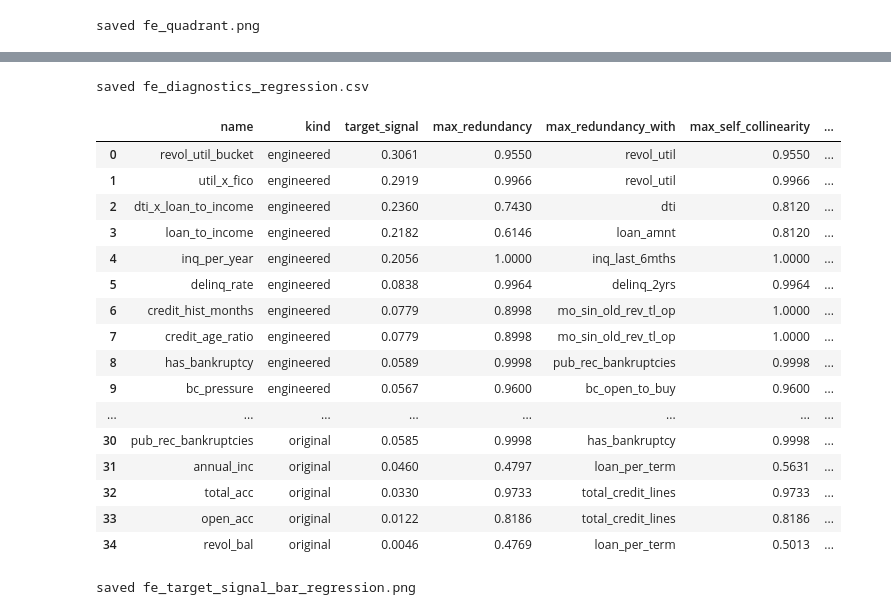
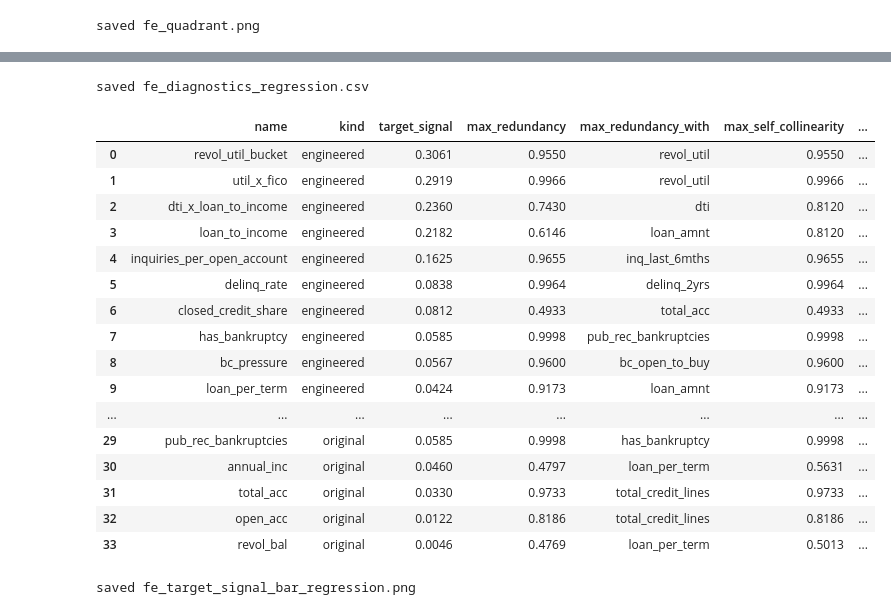
Before and after one commit to JoaoCatanho/Project_Ciencias_Dados, a Jupyter notebook: notebooks/05b_feature_validation.ipynb, the cells around one changed output, grey strips where cells are left out. Cells and saved outputs as stored; diff of their text form; code cells hidden in the pictures.

```diff
--- a/notebooks/05b_feature_validation.ipynb
+++ b/notebooks/05b_feature_validation.ipynb
@@ -70,9 +70,9 @@ train_reg: (466345, 167)
 # %%
 ENGINEERED = [
     'loan_to_income', 'dti_x_loan_to_income', 'credit_hist_months',
-    'revol_util_bucket', 'total_credit_lines', 'inq_per_year',
+    'revol_util_bucket', 'total_credit_lines', 'inquiries_per_open_account',
     'util_x_fico', 'bc_pressure', 'delinq_rate', 'loan_per_term',
-    'emp_length_years', 'has_bankruptcy', 'credit_age_ratio',
+    'emp_length_years', 'has_bankruptcy', 'closed_credit_share',
     'installment_burden', 'rate_burden',
 ]
 ENGINEERED = [c for c in ENGINEERED if c in train_clf.columns]
@@ -295,36 +296,36 @@ regression task.
 # %%
-ENGINEERED_REG = [c for c in ENGINEERED if c not in {'installment_burden','rate_burden'}]
+ENGINEERED_REG = [c for c in ENGINEERED if c not in {'installment_burden','rate_burden','credit_hist_months'}]
 ORIGINALS_REG  = [c for c in ORIGINALS if c not in {'installment','int_rate'}]
 y_reg = train_reg['int_rate']
 
 diag_reg = validator.build_diagnostics(
     train_reg, ENGINEERED_REG, ORIGINALS_REG, y_reg,
     task='regression',
     categorical_cols=['home_ownership','verification_status','purpose','addr_state','application_type'],
     seed=SEED,
 )
 diag_reg.to_csv(OUT_TABLES / 'fe_diagnostics_regression.csv', index=False)
 print('saved fe_diagnostics_regression.csv')
 diag_reg.round(4)
 # %% [output]
 saved fe_diagnostics_regression.csv
 |  | name | kind | target_signal | max_redundancy | max_redundancy_with | max_self_collinearity | ... |
 | 0 | revol_util_bucket | engineered | 0.3061 | 0.9550 | revol_util | 0.9550 | ... |
 | 1 | util_x_fico | engineered | 0.2919 | 0.9966 | revol_util | 0.9966 | ... |
 | 2 | dti_x_loan_to_income | engineered | 0.2360 | 0.7430 | dti | 0.8120 | ... |
 | 3 | loan_to_income | engineered | 0.2182 | 0.6146 | loan_amnt | 0.8120 | ... |
-| 4 | inq_per_year | engineered | 0.2056 | 1.0000 | inq_last_6mths | 1.0000 | ... |
+| 4 | inquiries_per_open_account | engineered | 0.1625 | 0.9655 | inq_last_6mths | 0.9655 | ... |
 | 5 | delinq_rate | engineered | 0.0838 | 0.9964 | delinq_2yrs | 0.9964 | ... |
-| 6 | credit_hist_months | engineered | 0.0779 | 0.8998 | mo_sin_old_rev_tl_op | 1.0000 | ... |
-| 7 | credit_age_ratio | engineered | 0.0779 | 0.8998 | mo_sin_old_rev_tl_op | 1.0000 | ... |
-| 8 | has_bankruptcy | engineered | 0.0589 | 0.9998 | pub_rec_bankruptcies | 0.9998 | ... |
-| 9 | bc_pressure | engineered | 0.0567 | 0.9600 | bc_open_to_buy | 0.9600 | ... |
+| 6 | closed_credit_share | engineered | 0.0812 | 0.4933 | total_acc | 0.4933 | ... |
+| 7 | has_bankruptcy | engineered | 0.0585 | 0.9998 | pub_rec_bankruptcies | 0.9998 | ... |
+| 8 | bc_pressure | engineered | 0.0567 | 0.9600 | bc_open_to_buy | 0.9600 | ... |
+| 9 | loan_per_term | engineered | 0.0424 | 0.9173 | loan_amnt | 0.9173 | ... |
 | ... | ... | ... | ... | ... | ... | ... | ... |
-| 30 | pub_rec_bankruptcies | original | 0.0585 | 0.9998 | has_bankruptcy | 0.9998 | ... |
-| 31 | annual_inc | original | 0.0460 | 0.4797 | loan_per_term | 0.5631 | ... |
-| 32 | total_acc | original | 0.0330 | 0.9733 | total_credit_lines | 0.9733 | ... |
-| 33 | open_acc | original | 0.0122 | 0.8186 | total_credit_lines | 0.8186 | ... |
-| 34 | revol_bal | original | 0.0046 | 0.4769 | loan_per_term | 0.5013 | ... |
+| 29 | pub_rec_bankruptcies | original | 0.0585 | 0.9998 | has_bankruptcy | 0.9998 | ... |
+| 30 | annual_inc | original | 0.0460 | 0.4797 | loan_per_term | 0.5631 | ... |
+| 31 | total_acc | original | 0.0330 | 0.9733 | total_credit_lines | 0.9733 | ... |
+| 32 | open_acc | original | 0.0122 | 0.8186 | total_credit_lines | 0.8186 | ... |
+| 33 | revol_bal | original | 0.0046 | 0.4769 | loan_per_term | 0.5013 | ... |
 # %%
 plot_df = diag_reg.copy().sort_values('target_signal', ascending=True)
 colors = plot_df['kind'].map({'engineered': '#DD8452', 'original': '#4C72B0'})
```
Also changed, not shown: parts of 14 cells of this notebook, 13 other files.
